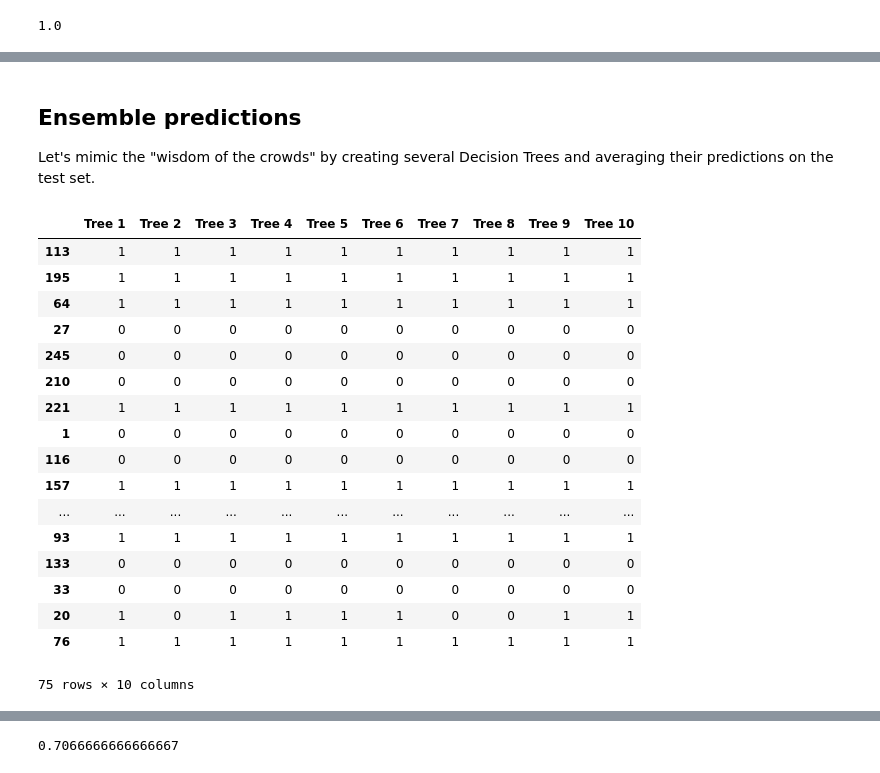
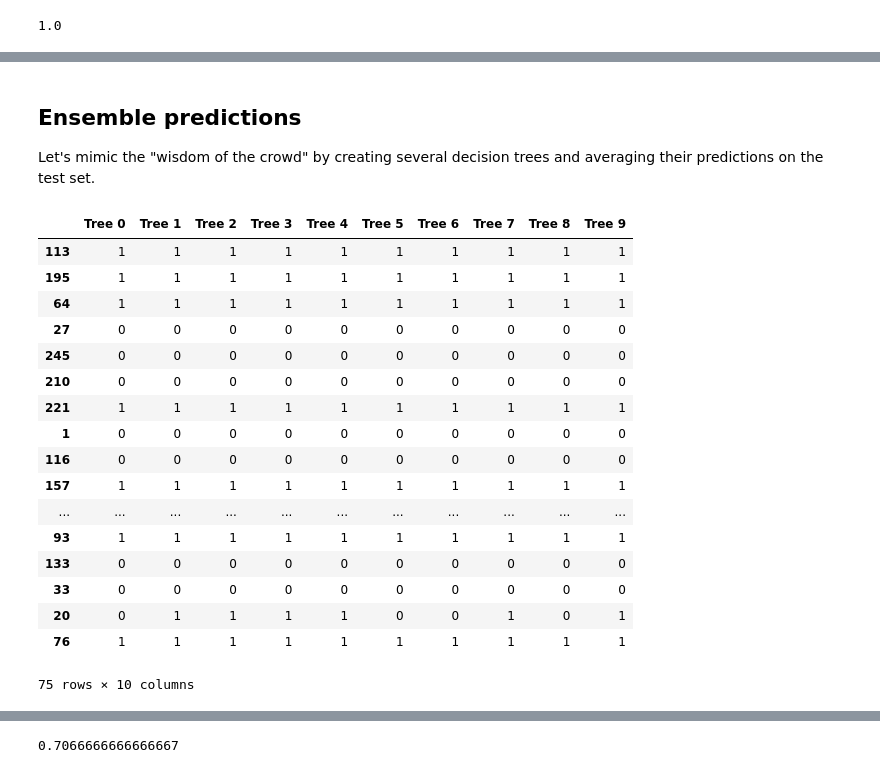
Before and after one commit to ga-curriculum/lesson-bagging, a Jupyter notebook: solution-code/solution-code.ipynb, the cells around one changed output, grey strips where cells are left out. Saved outputs shown, nothing was run; the diff lists cells and outputs as text; code cells hidden in the pictures.

```diff
--- a/solution-code/Codealong.ipynb
+++ b/solution-code/solution-code.ipynb
@@ -61,5 +98,11 @@ Be sure to set `drop_first=True`.
 # %%
-df = pd.get_dummies(df, columns=['ChestPain', 'Thal', 'AHD'], drop_first=True)
+# Create dummies for the `ChestPain`, `Thal`, and `AHD` columns.
+# Be sure to set `drop_first=True`.
+df = pd.get_dummies(df,
+                    columns=['ChestPain', 'Thal', 'AHD'],
+                    drop_first=True)
+
+# Confirm we did this correctly.
 df.head()
 # %% [output]
 |  | Age | Sex | RestBP | Chol | Fbs | RestECG | MaxHR | ExAng | Oldpeak | Slope | Ca | ... |
@@ -75,5 +118,7 @@ Our target column will be `AHD_Yes`:
 - 1 means the patient has heart disease
 - 0 means they aren't diagnosed with heart disease
 # %%
-X = df.drop('AHD_Yes', axis=1)
+
+X = df.drop('AHD_Yes', axis='columns')
+
 y = df['AHD_Yes']
@@ -88,6 +139,10 @@ Name: AHD_Yes, dtype: float64
 # %% [markdown]
 ## Model Prep: Train/Test Split
 # %%
-X_train, X_test, y_train, y_test = train_test_split(X, y, random_state=42, stratify=y)
+# Split data into training and testing sets.
+X_train, X_test, y_train, y_test = train_test_split(X,
+                                                    y,
+                                                    random_state=42,
+                                                    stratify=y)
 # %% [markdown]
 ## Model Instantiation
@@ -155,4 +213,4 @@ Consider $H$ the space of all possible hypotheses. Our goal is to estimate $f$,
 # %% [markdown]
 ## Ensemble predictions
 
-Let's mimic the "wisdom of the crowds" by creating several Decision Trees and averaging their predictions on the test set.
+Let's mimic the "wisdom of the crowd" by creating several decision trees and averaging their predictions on the test set.
@@ -159,13 +220,17 @@ Let's mimic the "wisdom of the crowds" by creating several Decision Trees and av
 # %%
-predictions = pd.DataFrame(index=X_test.index)
+# Generate ten decision trees.
+for i in range(10):
+    # Instantiate decision trees.
+    t = DecisionTreeClassifier()
+    # Fit to our training data.
+    t.fit(X_train, y_train)
 
-for i in range(1,11):
-    t = DecisionTreeClassifier()
-    t.fit(X_train, y_train)
-    predictions['Tree {}'.format(i)] = t.predict(X_test)
+    # Put predictions in dataframe.
+    predictions[f'Tree {i}'] = t.predict(X_test)
+
 predictions
 # %% [output]
-|  | Tree 1 | Tree 2 | Tree 3 | Tree 4 | Tree 5 | Tree 6 | Tree 7 | Tree 8 | Tree 9 | Tree 10 |
+|  | Tree 0 | Tree 1 | Tree 2 | Tree 3 | Tree 4 | Tree 5 | Tree 6 | Tree 7 | Tree 8 | Tree 9 |
 | 113 | 1 | 1 | 1 | 1 | 1 | 1 | 1 | 1 | 1 | 1 |
 | 195 | 1 | 1 | 1 | 1 | 1 | 1 | 1 | 1 | 1 | 1 |
 | 64 | 1 | 1 | 1 | 1 | 1 | 1 | 1 | 1 | 1 | 1 |
@@ -180,6 +245,6 @@ predictions
 | 93 | 1 | 1 | 1 | 1 | 1 | 1 | 1 | 1 | 1 | 1 |
 | 133 | 0 | 0 | 0 | 0 | 0 | 0 | 0 | 0 | 0 | 0 |
 | 33 | 0 | 0 | 0 | 0 | 0 | 0 | 0 | 0 | 0 | 0 |
-| 20 | 1 | 0 | 1 | 1 | 1 | 1 | 0 | 0 | 1 | 1 |
+| 20 | 0 | 1 | 1 | 1 | 1 | 0 | 0 | 1 | 0 | 1 |
 | 76 | 1 | 1 | 1 | 1 | 1 | 1 | 1 | 1 | 1 | 1 |
 75 rows × 10 columns
```
Also changed, not shown: parts of 47 cells of this notebook, 2 other files.
